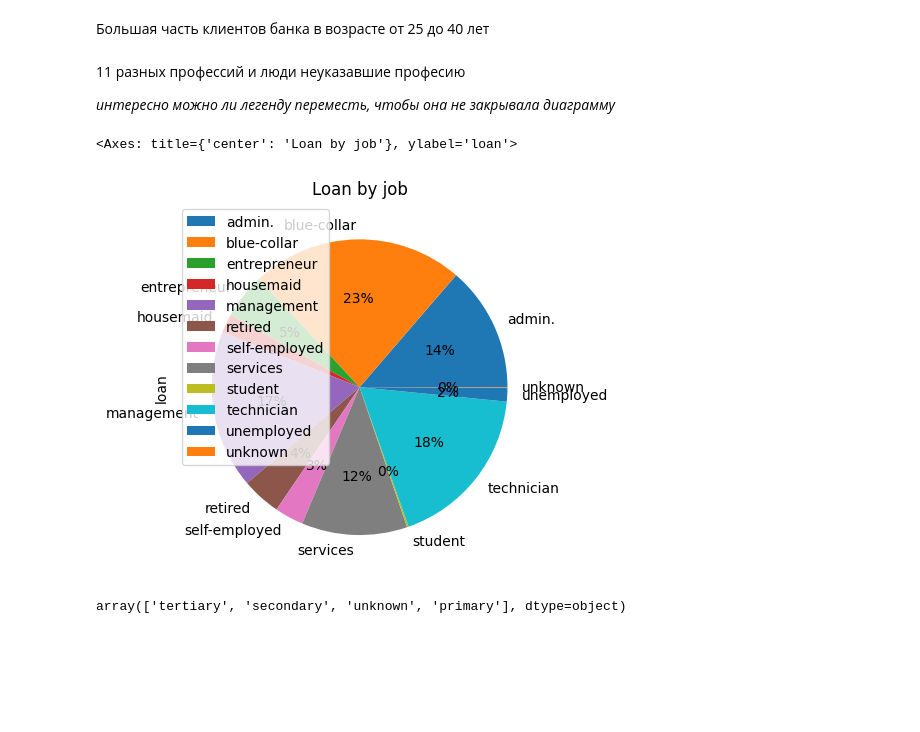
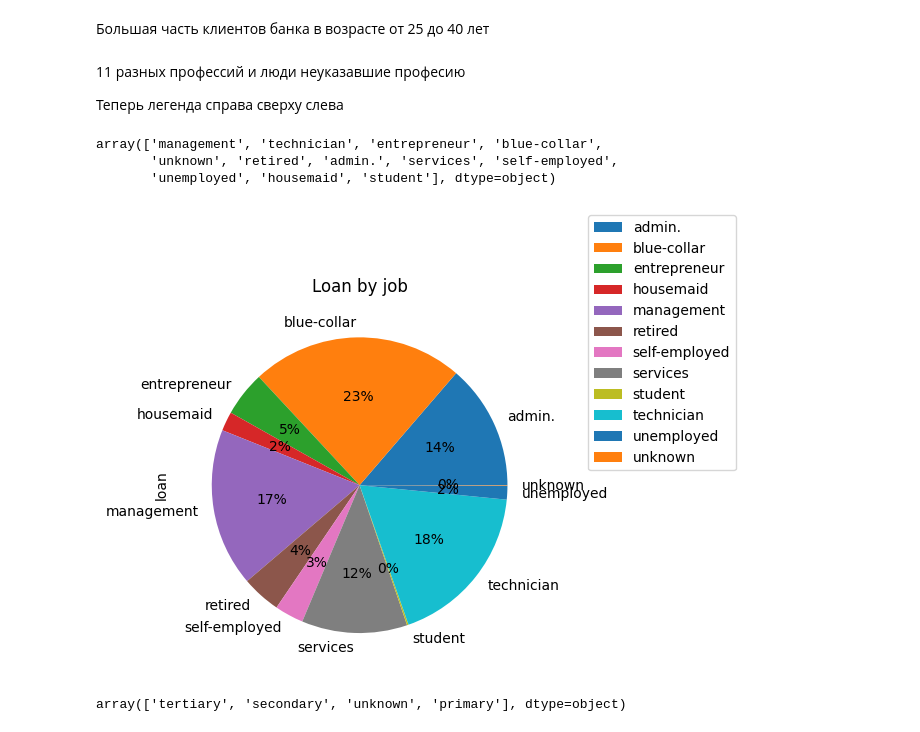
Before and after one commit to kwillon/ML_HW_411451_, a Jupyter notebook: Credit.ipynb, the cells around one changed output. Drawn from its saved outputs; the diff is of its cells as text; code cells hidden in the pictures; blank space fills up the shorter version.

```diff
--- a/Credit.ipynb
+++ b/Credit.ipynb
@@ -162,13 +172,19 @@ sns.distplot(df['age'], kde=True)
 # %% [markdown]
 11 разных профессий и люди неуказавшие професию
 
-*интересно можно ли легенду переместь, чтобы она не закрывала диаграмму*
+Теперь легенда справа сверху слева
+# %%
+df['job'].unique()
+# %% [output]
+array(['management', 'technician', 'entrepreneur', 'blue-collar',
+       'unknown', 'retired', 'admin.', 'services', 'self-employed',
+       'unemployed', 'housemaid', 'student'], dtype=object)
 # %%
-df.groupby(['job']).sum().plot(kind='pie', y='loan', autopct='%1.0f%%',
- title='Loan by job')
+ax = df.groupby(['job']).sum().plot(kind='pie', y='loan', autopct='%1.0f%%', title='Loan by job')
+ax.legend(bbox_to_anchor = (1.1, 1.25), loc = 'upper left')
+plt.show()
 # %% [output]
-<Axes: title={'center': 'Loan by job'}, ylabel='loan'>
-[figure, old version]
+[figure, new version]
 # %%
 df['education'].unique()
 # %% [output]
```
Also changed, not shown: parts of 32 cells of this notebook.
